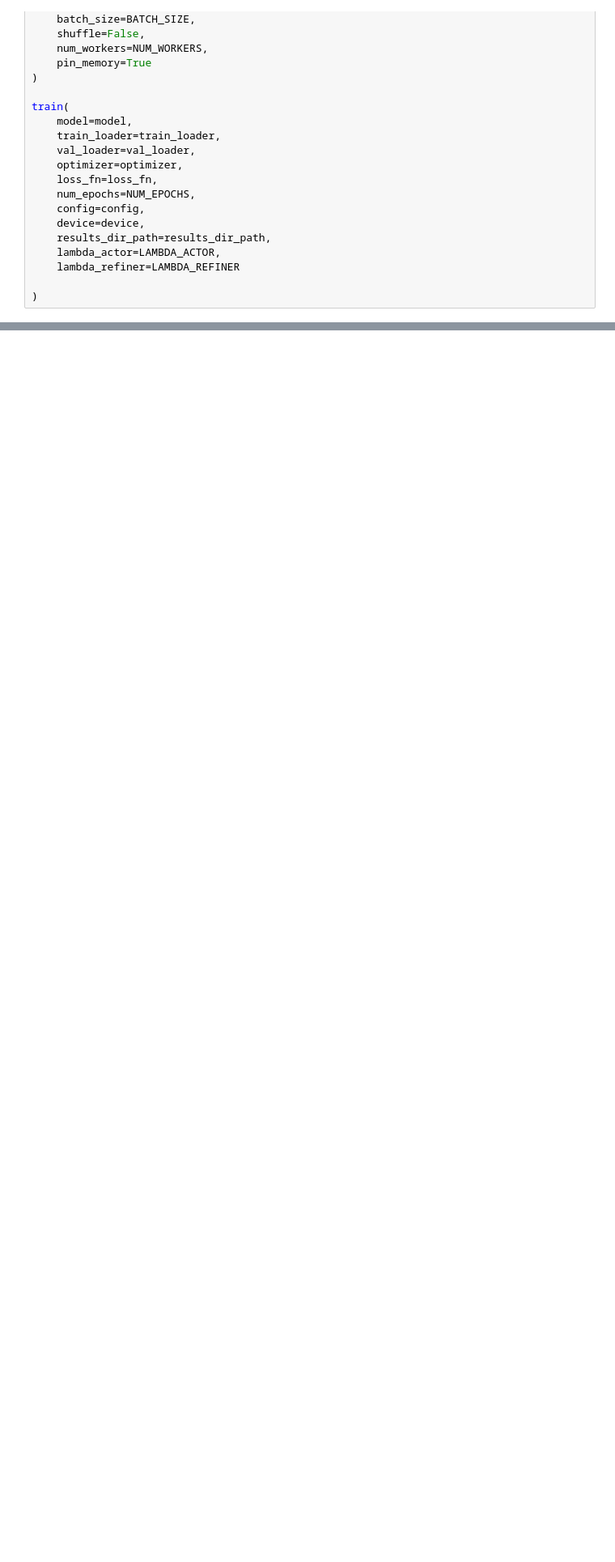
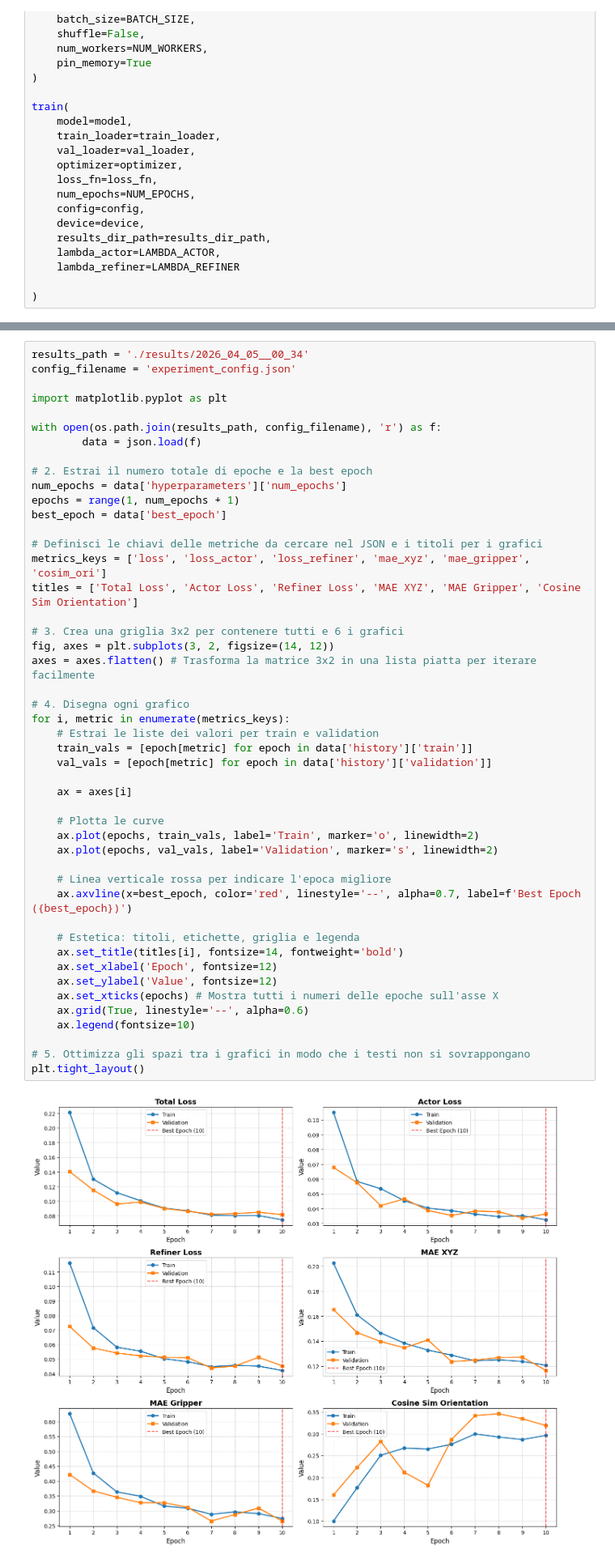
Before and after one commit to cybernetic-m/action_jepa, a Jupyter notebook: training_notebook.ipynb, the cells around one changed output, grey strips where cells are left out. Shown at 81% size. Cells and saved outputs as stored; diff of their text form; blank space fills up the shorter version.

```diff
--- a/training_notebook.ipynb
+++ b/training_notebook.ipynb
@@ -182,0 +171,49 @@ train(
+# %%
+results_path = './results/2026_04_05__00_34'
+config_filename = 'experiment_config.json'
+
+import matplotlib.pyplot as plt
+
+with open(os.path.join(results_path, config_filename), 'r') as f:
+        data = json.load(f)
+
+# 2. Estrai il numero totale di epoche e la best epoch
+num_epochs = data['hyperparameters']['num_epochs']
+epochs = range(1, num_epochs + 1)
+best_epoch = data['best_epoch']
+
+# Definisci le chiavi delle metriche da cercare nel JSON e i titoli per i grafici
+metrics_keys = ['loss', 'loss_actor', 'loss_refiner', 'mae_xyz', 'mae_gripper', 'cosim_ori']
+titles = ['Total Loss', 'Actor Loss', 'Refiner Loss', 'MAE XYZ', 'MAE Gripper', 'Cosine Sim Orientation']
+
+# 3. Crea una griglia 3x2 per contenere tutti e 6 i grafici
+fig, axes = plt.subplots(3, 2, figsize=(14, 12))
+axes = axes.flatten() # Trasforma la matrice 3x2 in una lista piatta per iterare facilmente
+
+# 4. Disegna ogni grafico
+for i, metric in enumerate(metrics_keys):
+    # Estrai le liste dei valori per train e validation
+    train_vals = [epoch[metric] for epoch in data['history']['train']]
+    val_vals = [epoch[metric] for epoch in data['history']['validation']]
+
+    ax = axes[i]
+
+    # Plotta le curve
+    ax.plot(epochs, train_vals, label='Train', marker='o', linewidth=2)
+    ax.plot(epochs, val_vals, label='Validation', marker='s', linewidth=2)
+
+    # Linea verticale rossa per indicare l'epoca migliore
+    ax.axvline(x=best_epoch, color='red', linestyle='--', alpha=0.7, label=f'Best Epoch ({best_epoch})')
+
+    # Estetica: titoli, etichette, griglia e legenda
+    ax.set_title(titles[i], fontsize=14, fontweight='bold')
+    ax.set_xlabel('Epoch', fontsize=12)
+    ax.set_ylabel('Value', fontsize=12)
+    ax.set_xticks(epochs) # Mostra tutti i numeri delle epoche sull'asse X
+    ax.grid(True, linestyle='--', alpha=0.6)
+    ax.legend(fontsize=10)
+
+# 5. Ottimizza gli spazi tra i grafici in modo che i testi non si sovrappongano
+plt.tight_layout()
+# %% [output]
+[figure, added]
```
Also changed, not shown: parts of 3 cells of this notebook, 2 other files.
